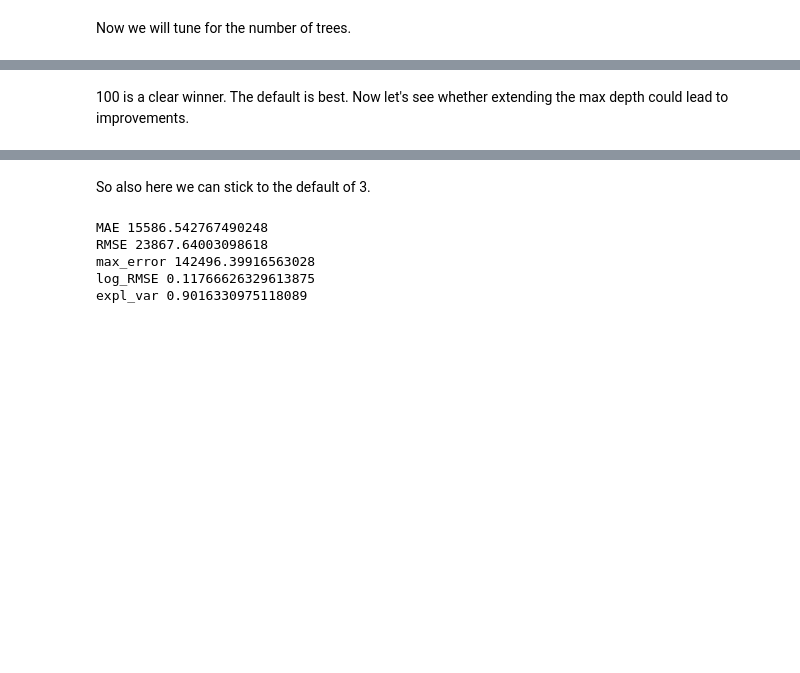
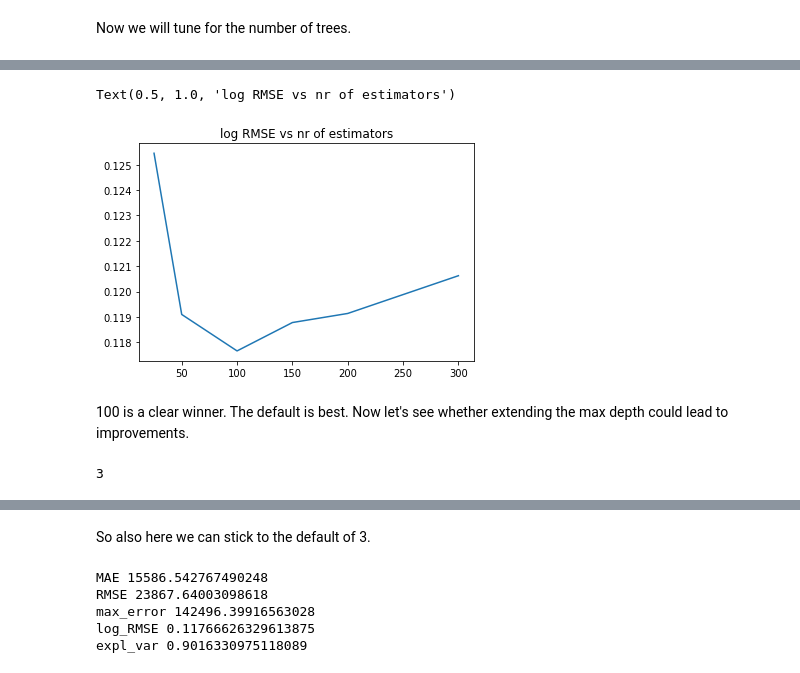
Before and after one commit to mvholsteijn/Kaggle-house-prices, a Jupyter notebook: Kaggle - Housing Prices 2.ipynb, the cells around one changed output, grey strips where cells are left out. Drawn from its saved outputs; the diff is of its cells as text; code cells hidden in the pictures; blank space fills up the shorter version.

```diff
--- a/Kaggle - Housing Prices 2.ipynb
+++ b/Kaggle - Housing Prices 2.ipynb
@@ -1918,22 +1930,22 @@ First the learning rate.
 # %% [markdown]
 Now we will tune for the number of trees.
 # %%
-# n_estimators = [25,50,100,150,200,300]
-# gb_errors = []
+n_estimators = [25,50,100,150,200,300]
+gb_errors = []
 
-# for n in n_estimators:
-#     print(n)
-#     params = {
-#         'n_estimators': n,
-#         'learning_rate': 0.25,
-#         'max_depth': 3,
-#         'criterion': 'mae',
-#         'random_state': 42
-#     }
+for n in n_estimators:
+    print(n)
+    params = {
+        'n_estimators': n,
+        'learning_rate': 0.25,
+        'max_depth': 3,
+        'criterion': 'mae',
+        'random_state': 42
+    }
 
-#     gradient_boosting_regressor = ensemble.GradientBoostingRegressor(**params)
+    gradient_boosting_regressor = ensemble.GradientBoostingRegressor(**params)
 
-#     gradient_boosting_regressor.fit(X_train, y_train)
-#     predictions = pd.DataFrame(gradient_boosting_regressor.predict(X_test),index=y_test.index,columns=y_test.columns)
-#     MAE, RMSE, max_error, log_RMSE, expl_var = errors(y_test,predictions)
-#     gb_errors.append(log_RMSE)
+    gradient_boosting_regressor.fit(X_train, y_train)
+    predictions = pd.DataFrame(gradient_boosting_regressor.predict(X_test),index=y_test.index,columns=y_test.columns)
+    MAE, RMSE, max_error, log_RMSE, expl_var = errors(y_test,predictions)
+    gb_errors.append(log_RMSE)
@@ -1940,27 +1959,32 @@ Now we will tune for the number of trees.
 # %%
-# plt.plot(n_estimators,gb_errors)
-# plt.title('log RMSE vs nr of estimators')
+plt.plot(n_estimators,gb_errors)
+plt.title('log RMSE vs nr of estimators')
+# %% [output]
+Text(0.5, 1.0, 'log RMSE vs nr of estimators')
+[figure, added]
 # %% [markdown]
 100 is a clear winner. The default is best. Now let's see whether extending the max depth could lead to improvements.
 # %%
-# #depth = range(1,7)
-# depth = [3]
-# gb_errors = []
+#depth = range(1,7)
+depth = [3]
+gb_errors = []
 
-# for d in depth:
-#     print(d)
-#     params = {
-#         'n_estimators': 100,
-#         'learning_rate': 0.25,
-#         'max_depth': d,
-#         'criterion': 'mae',
-#         'random_state': 42
-#     }
+for d in depth:
+    print(d)
+    params = {
+        'n_estimators': 100,
+        'learning_rate': 0.25,
+        'max_depth': d,
+        'criterion': 'mae',
+        'random_state': 42
+    }
 
-#     gradient_boosting_regressor = ensemble.GradientBoostingRegressor(**params)
+    gradient_boosting_regressor = ensemble.GradientBoostingRegressor(**params)
 
-#     gradient_boosting_regressor.fit(X_train, y_train)
-#     predictions = pd.DataFrame(gradient_boosting_regressor.predict(X_test),index=y_test.index,columns=y_test.columns)
-#     MAE, RMSE, max_error, log_RMSE, expl_var = errors(y_test,predictions)
-#     gb_errors.append(log_RMSE)
+    gradient_boosting_regressor.fit(X_train, y_train)
+    predictions = pd.DataFrame(gradient_boosting_regressor.predict(X_test),index=y_test.index,columns=y_test.columns)
+    MAE, RMSE, max_error, log_RMSE, expl_var = errors(y_test,predictions)
+    gb_errors.append(log_RMSE)
+# %% [output]
+3
 # %%
```
Also changed, not shown: parts of 9 cells of this notebook.
